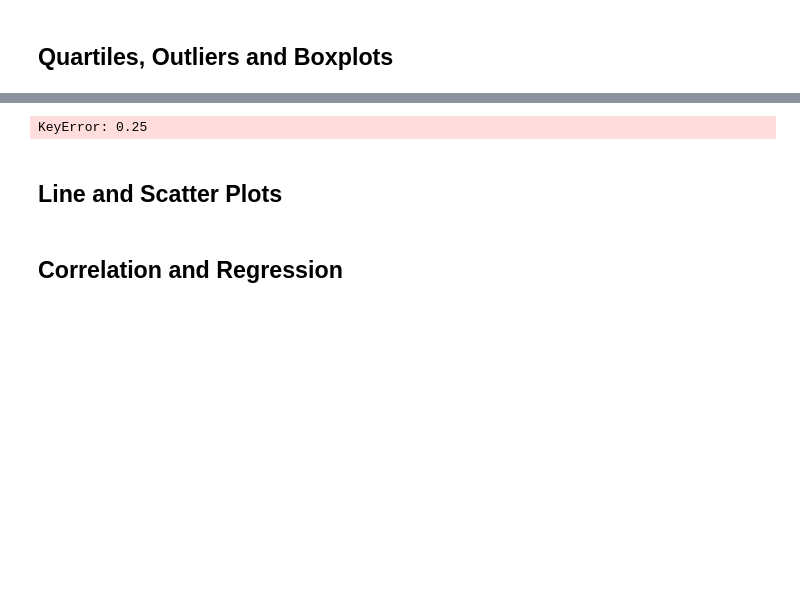
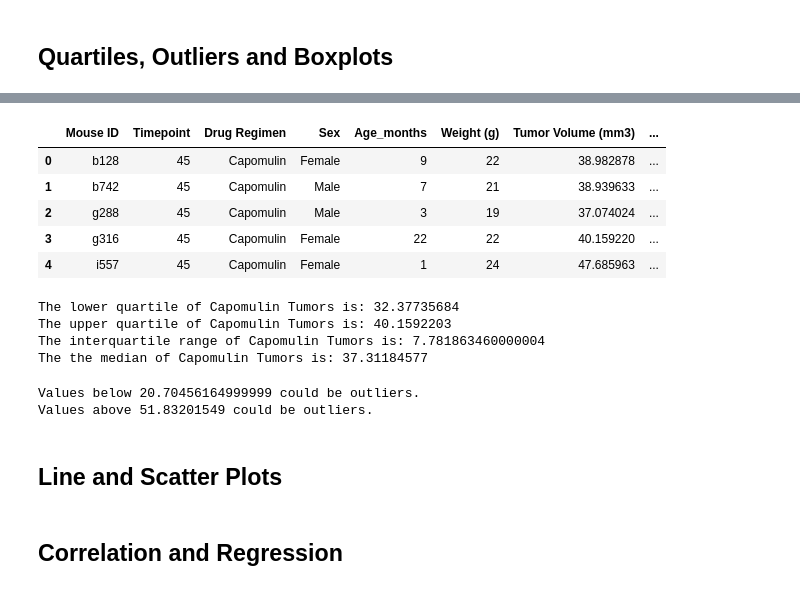
Before and after one commit to swanifereight/matplotlib-challenge, a Jupyter notebook: Pymaceuticals/pymaceuticals_starter.ipynb, the cells around one changed output, grey strips where cells are left out. Saved outputs shown, nothing was run; the diff lists cells and outputs as text; code cells hidden in the pictures; blank space fills up the shorter version.

```diff
--- a/Pymaceuticals/pymaceuticals_starter.ipynb
+++ b/Pymaceuticals/pymaceuticals_starter.ipynb
@@ -225,23 +237,57 @@ last_tp.head().reset_index()
+# %%
+Capomulin_df = last_tp.loc[mouse_combine["Drug Regimen"]== "Capomulin",:]
+Ramicane_df = last_tp.loc[mouse_combine["Drug Regimen"]== "Ramicane",:]
+Infubinol_df = last_tp.loc[mouse_combine["Drug Regimen"]== "Infubinol",:]
+Ceftamin_df = last_tp.loc[mouse_combine["Drug Regimen"]== "Ceftamin",:]
 # %%
 # Put treatments into a list for for loop (and later for plot labels)
-drug_treats = ["Capomulin", "Ramicane", "Infubinol", "Ceftamin"]
+#drug_treats = ["Capomulin", "Ramicane", "Infubinol", "Ceftamin"]
 # Create empty list to fill with tumor vol data (for plotting)
-tumor_vol = []
+#tumor_vol = []
+
+Capomulin_drug = Capomulin_df.groupby("Mouse ID").max()["Timepoint"]
+Capomulin_data = pd.DataFrame(Capomulin_drug)
+Capomulin_merge = pd.merge(Capomulin_data, mouse_combine, on = ("Mouse ID","Timepoint"), how = "left")
 
 
 # Calculate the IQR and quantitatively determine if there are any potential outliers.
-quartiles = last_tp.quantile([.25,.5,.75])
-lowerq = quartiles[0.25]
-upperq = quartiles[0.75]
-iqr = upperq-lowerq
-
 
     # Locate the rows which contain mice on each drug and get the tumor volumes
 
 
     # add subset
 
 
     # Determine outliers using upper and lower bounds
+Capomulin_merge.head()
 # %% [output]
-KeyError: 0.25
+|  | Mouse ID | Timepoint | Drug Regimen | Sex | Age_months | Weight (g) | Tumor Volume (mm3) | ... |
+| 0 | b128 | 45 | Capomulin | Female | 9 | 22 | 38.982878 | ... |
+| 1 | b742 | 45 | Capomulin | Male | 7 | 21 | 38.939633 | ... |
+| 2 | g288 | 45 | Capomulin | Male | 3 | 19 | 37.074024 | ... |
+| 3 | g316 | 45 | Capomulin | Female | 22 | 22 | 40.159220 | ... |
+| 4 | i557 | 45 | Capomulin | Female | 1 | 24 | 47.685963 | ... |
+# %%
+Capomulin_tums = Capomulin_merge["Tumor Volume (mm3)"]
+quartiles = Capomulin_tums.quantile([.25,.5,.75])
+lowerq = quartiles[0.25]
+upperq = quartiles[0.75]
+iqr = upperq-lowerq
+
+print(f"The lower quartile of Capomulin Tumors is: {lowerq}")
+print(f"The upper quartile of Capomulin Tumors is: {upperq}")
+print(f"The interquartile range of Capomulin Tumors is: {iqr}")
+print(f"The the median of Capomulin Tumors is: {quartiles[0.5]} ")
+# %% [output]
+The lower quartile of Capomulin Tumors is: 32.37735684
+The upper quartile of Capomulin Tumors is: 40.1592203
+The interquartile range of Capomulin Tumors is: 7.781863460000004
+The the median of Capomulin Tumors is: 37.31184577
+# %%
+lower_bound = lowerq - (1.5*iqr)
+upper_bound = upperq + (1.5*iqr)
+print(f"Values below {lower_bound} could be outliers.")
+print(f"Values above {upper_bound} could be outliers.")
+# %% [output]
+Values below 20.70456164999999 could be outliers.
+Values above 51.83201549 could be outliers.
```
Also changed, not shown: parts of 7 cells of this notebook, 1 other file.
